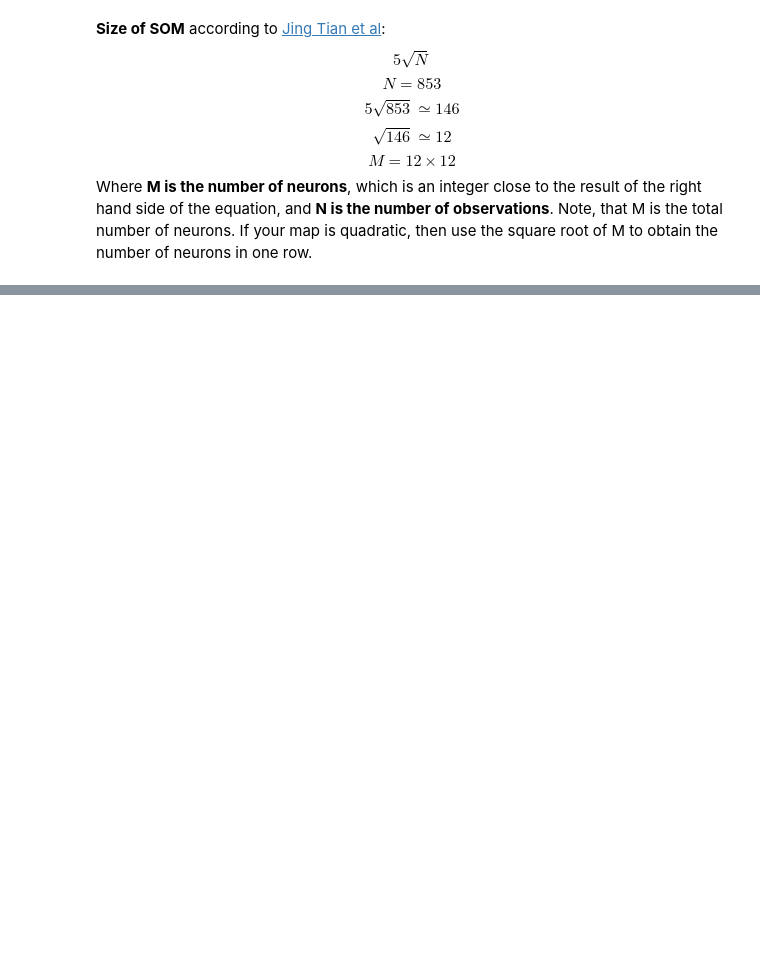
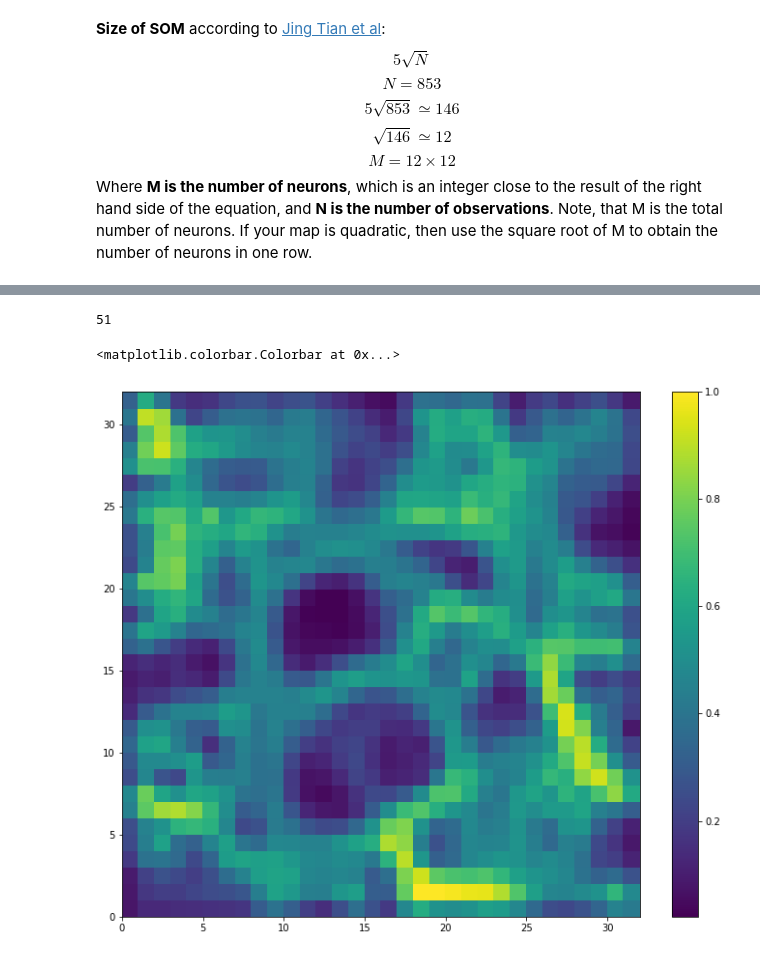
Before and after one commit to lsmanoel/database_tactilus, a Jupyter notebook: selfOrganizationMaps_IzacDataset.ipynb, the cells around one changed output, grey strips where cells are left out. Cells and saved outputs as stored; diff of their text form; code cells hidden in the pictures; blank space fills up the shorter version.

```diff
--- a/selfOrganizationMaps_IzacDataset.ipynb
+++ b/selfOrganizationMaps_IzacDataset.ipynb
@@ -105,0 +194,26 @@ for i, x in enumerate(data_np):
+# %%
+SOM = MiniSom(x = 32, y = 32, input_len = 1024, random_seed = 0)
+
+
+data_all_list = auto_asfalto_dict['np'] + auto_paralelepipedo_dict['np'] + manu_asfalto_dict['np'] + manu_paralelepipedo_dict['np']
+
+random.shuffle(data_all_list)
+
+#data_all_list.append(auto_asfalto_dict['np'])
+#data_all_list.append(auto_paralelepipedo_dict['np'])
+#3data_all_list.append(manu_asfalto_dict['np'])
+#data_all_list.append(manu_paralelepipedo_dict['np'])
+
+print(len(data_all_list))
+
+for data in data_all_list:
+    SOM.train_batch(data = data, num_iteration = 400)
+
+pylab.figure(figsize=(12, 10))
+
+pcolor(SOM.distance_map().T)
+colorbar()
+# %% [output]
+51
+<matplotlib.colorbar.Colorbar at 0x...>
+[figure, added]
```
Also changed, not shown: parts of 14 cells of this notebook.
